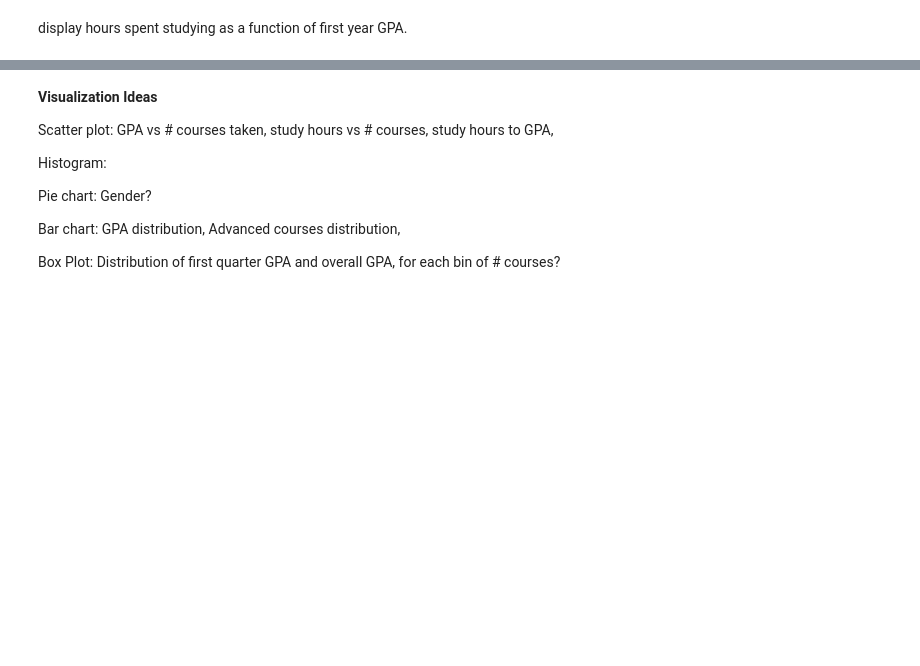
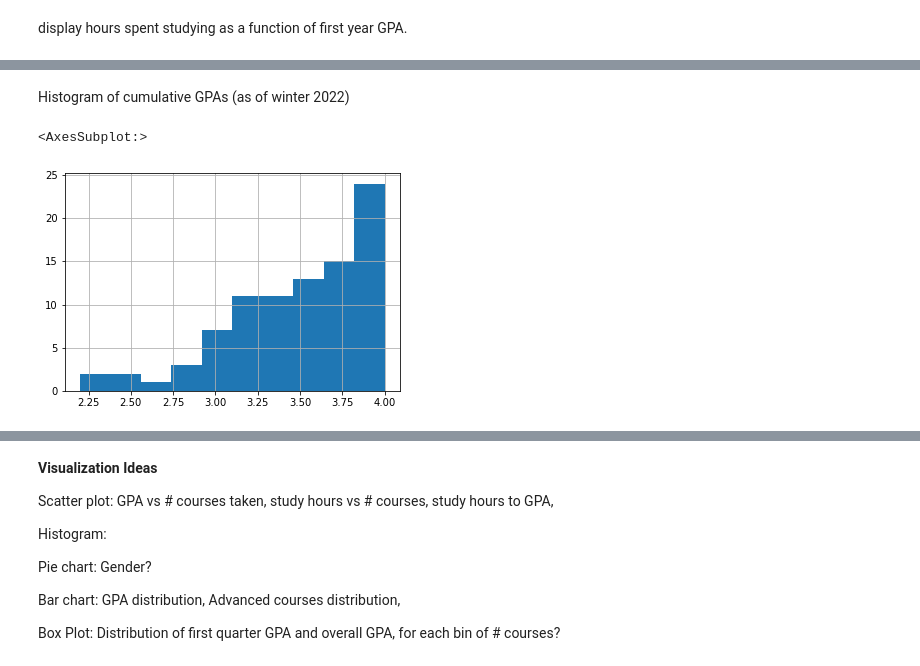
Before and after one commit to TheHenn17/CS105_Miniproject, a Jupyter notebook: project.ipynb, the cells around one changed output, grey strips where cells are left out. Cells and saved outputs as stored; diff of their text form; code cells hidden in the pictures; blank space fills up the shorter version.

```diff
--- a/project.ipynb
+++ b/project.ipynb
@@ -124,0 +133,7 @@ plt.show
+# %% [markdown]
+Histogram of cumulative GPAs (as of winter 2022)
+# %%
+data.iloc[:,3].hist()
+# %% [output]
+<AxesSubplot:>
+[figure, added]
```
Also changed, not shown: parts of 11 cells of this notebook.
